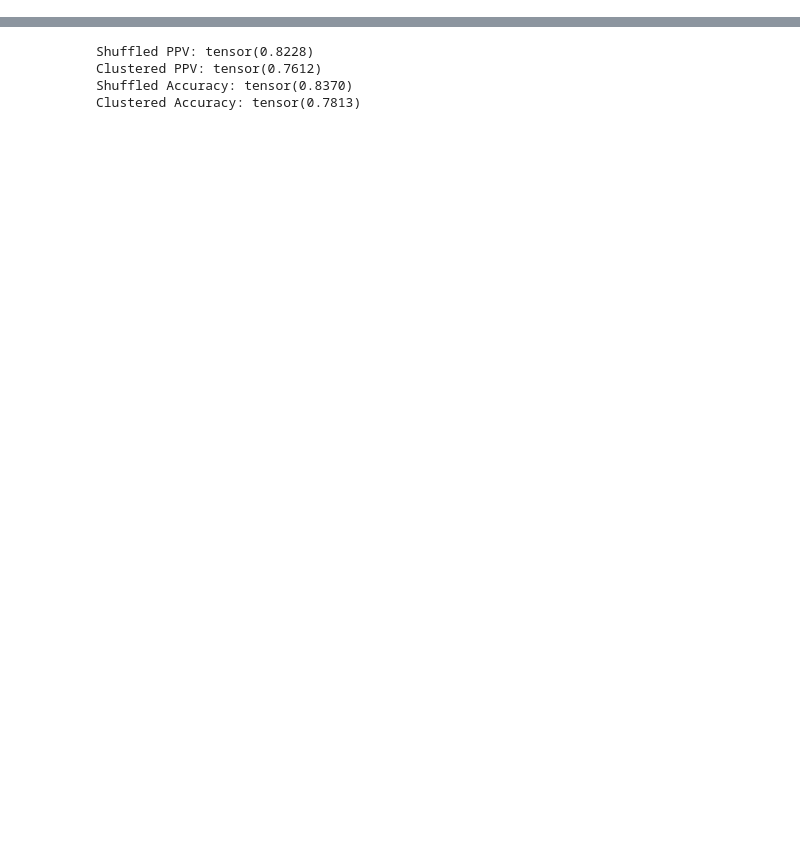
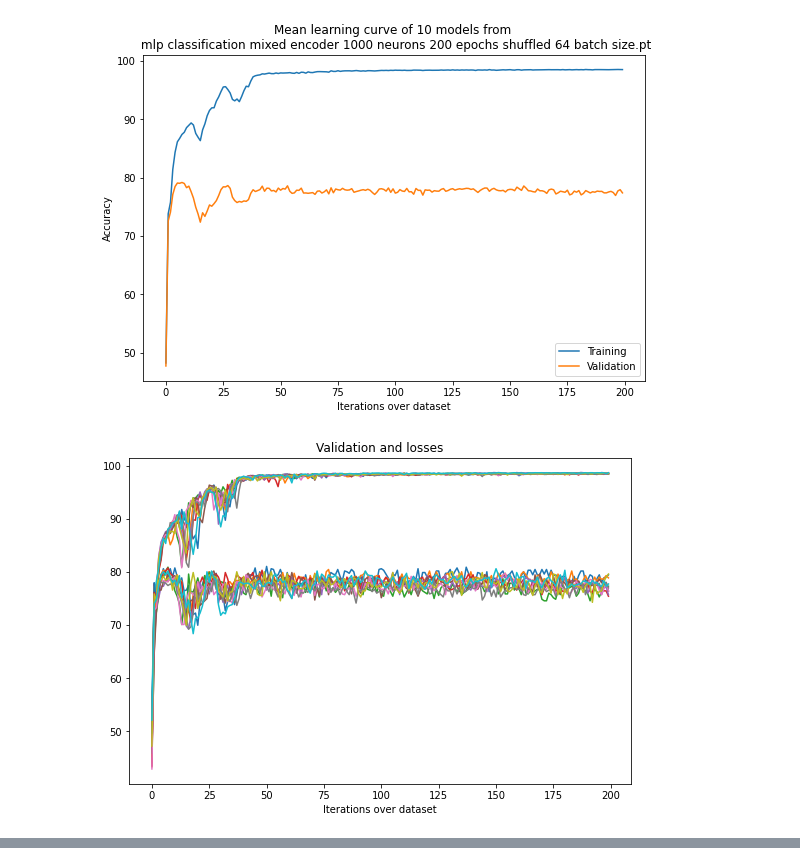
Before and after one commit to DeepRank/3D-Vac, a Jupyter notebook: src/5_train_models/explore_class_seq_xvalidation.ipynb, the cells around one changed output, grey strips where cells are left out. Saved outputs shown, nothing was run; the diff lists cells and outputs as text; code cells hidden in the pictures; blank space fills up the shorter version.

```diff
--- a/src/5_train_models/explore_class_seq_xvalidation.ipynb
+++ b/src/5_train_models/explore_class_seq_xvalidation.ipynb
@@ -100,12 +100,18 @@ def get_rates(xval_data, a):
 # %%
 models_path = "/home/daqop/Desktop/M2/Internship/python/trained_models/"
 # models_path = "/home/daqop/mountpoint_snellius/3D-Vac/src/5_train_models/CNN/I/reg/seq/trained_models/"
 # models_path = "/home/daqop/train_branch_3D_Vac/src/5_train_models/CNN/I/classification/seq/trained_models/"
 model_names = {
-    "shuffled": "mlp_classification_mean_mixed_encoder_1000_neurons_200_epochs_shuffled_64_batch_size.pt",
-    "clustered": "mlp_classification_mean_mixed_encoder_1000_neurons_200_epochs_clustered_64_batch_size.pt",
+    "shuffled": "mlp_classification_mixed_encoder_1000_neurons_200_epochs_shuffled_64_batch_size.pt",
+    "clustered": "mlp_classification_mixed_encoder_1000_neurons_200_epochs_clustered_PAM250_64_batch_size.pt",
+    "dtu_clustered": "mlp_classification_mixed_encoder_1000_neurons_200_epochs_clustered_dtu_64_batch_size.pt",
 }
-shuffled_xval, shuffled_a = load_model(models_path + model_names["shuffled"])
-clustered_xval, clustered_a = load_model(models_path + model_names["clustered"])
+shuffled_xval, shuffled_a = load_model(models_path + model_names["shuffled"], plot=True)
+clustered_xval, clustered_a = load_model(models_path + model_names["clustered"], plot=True)
+clustered_dtu_xval, clustered_dtu_a = load_model(models_path + model_names["dtu_clustered"], plot=True)
 s_tpr, s_fnr, s_tnr, s_fpr, s_nr, s_pr, s_accuracy = get_rates(shuffled_xval, shuffled_a)
 c_tpr, c_fnr, c_tnr, c_fpr, c_nr, c_pr, c_accuracy = get_rates(clustered_xval, clustered_a)
+cd_tpr, cd_fnr, cd_tnr, cd_fpr, cd_nr, cd_pr, cd_accuracy = get_rates(clustered_dtu_xval, clustered_dtu_a)
+# %% [output]
+[figure, added]
+[figure, added]
@@ -112,10 +121,0 @@ c_tpr, c_fnr, c_tnr, c_fpr, c_nr, c_pr, c_accuracy = get_rates(clustered_xval, c
-# %%
-print("Shuffled PPV:", s_tpr.mean())
-print("Clustered PPV:", c_tpr.mean())
-print("Shuffled Accuracy:", s_accuracy.mean())
-print("Clustered Accuracy:", c_accuracy.mean())
-# %% [output]
-Shuffled PPV: tensor(0.8228)
-Clustered PPV: tensor(0.7612)
-Shuffled Accuracy: tensor(0.8370)
-Clustered Accuracy: tensor(0.7813)
```
Also changed, not shown: parts of 2 cells of this notebook.
